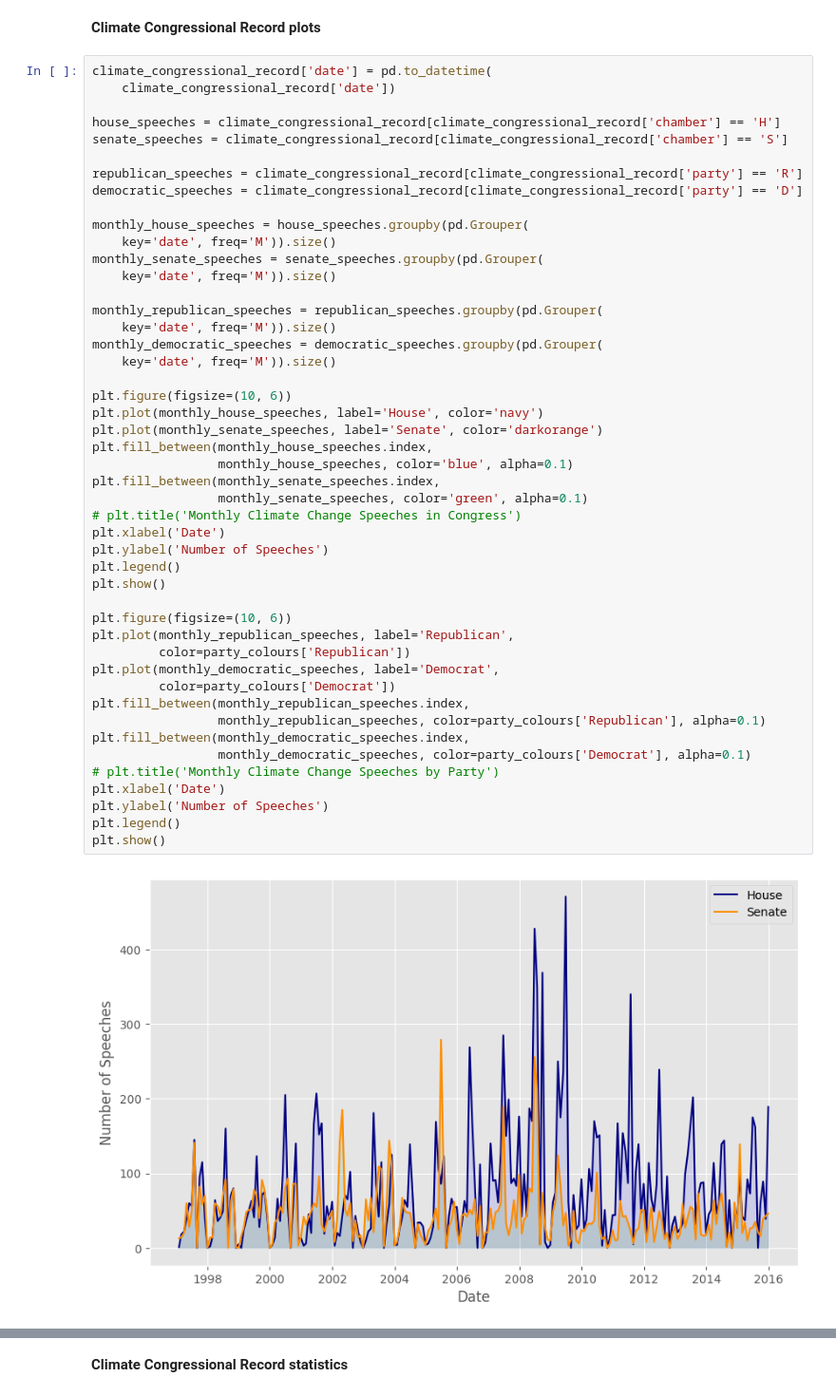
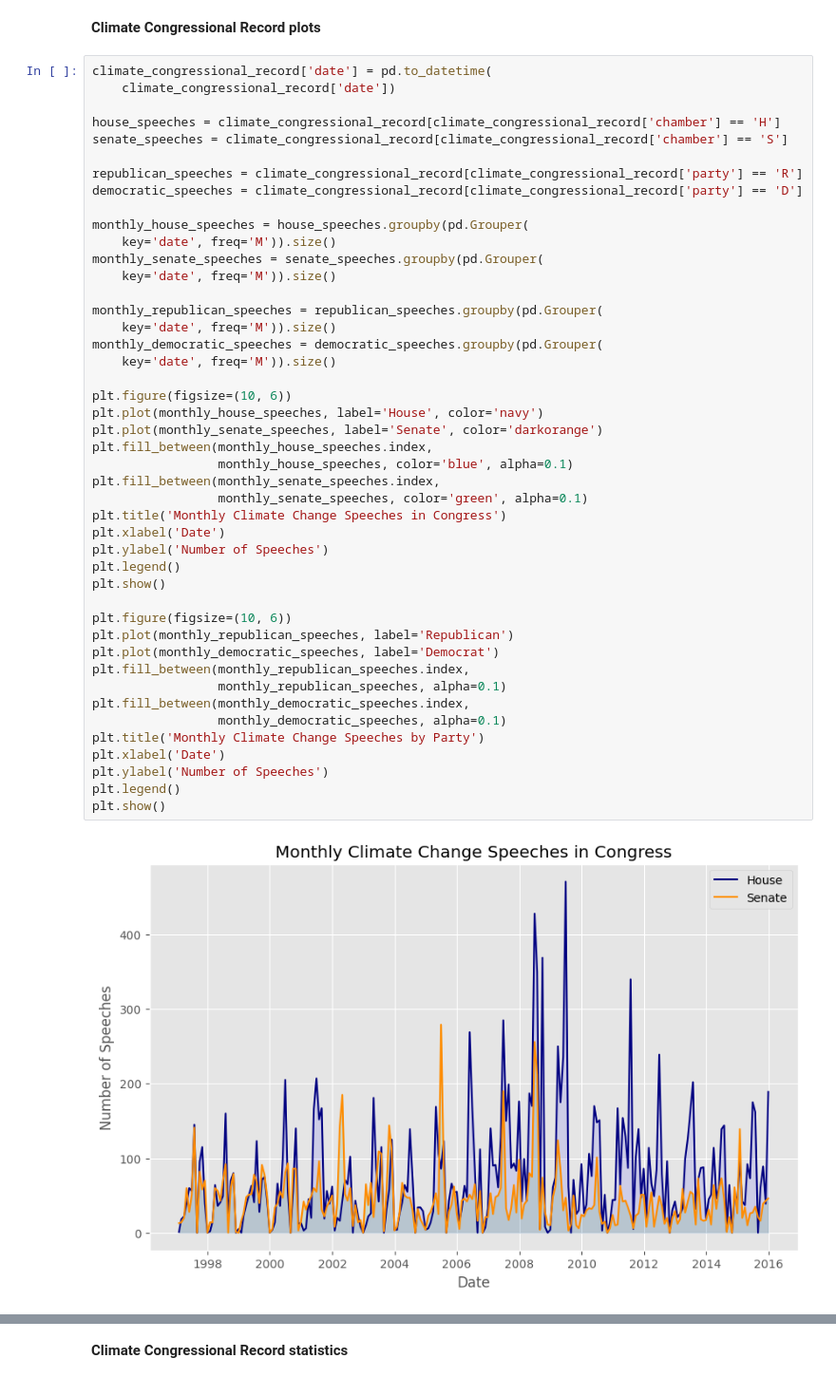
Before and after one commit to felixwallis/pir-dissertation, a Jupyter notebook: source/analysis/descriptive_analysis.ipynb, the cells around one changed output, grey strips where cells are left out. Shown at 95% size. Saved outputs shown, nothing was run; the diff lists cells and outputs as text.

Commit message:
some colour updates

```diff
--- a/source/analysis/descriptive_analysis.ipynb
+++ b/source/analysis/descriptive_analysis.ipynb
@@ -46,39 +42,37 @@ democratic_speeches = climate_congressional_record[climate_congressional_record[
 monthly_house_speeches = house_speeches.groupby(pd.Grouper(
     key='date', freq='M')).size()
 monthly_senate_speeches = senate_speeches.groupby(pd.Grouper(
     key='date', freq='M')).size()
 
 monthly_republican_speeches = republican_speeches.groupby(pd.Grouper(
     key='date', freq='M')).size()
 monthly_democratic_speeches = democratic_speeches.groupby(pd.Grouper(
     key='date', freq='M')).size()
 
 plt.figure(figsize=(10, 6))
 plt.plot(monthly_house_speeches, label='House', color='navy')
 plt.plot(monthly_senate_speeches, label='Senate', color='darkorange')
 plt.fill_between(monthly_house_speeches.index,
                  monthly_house_speeches, color='blue', alpha=0.1)
 plt.fill_between(monthly_senate_speeches.index,
                  monthly_senate_speeches, color='green', alpha=0.1)
-# plt.title('Monthly Climate Change Speeches in Congress')
+plt.title('Monthly Climate Change Speeches in Congress')
 plt.xlabel('Date')
 plt.ylabel('Number of Speeches')
 plt.legend()
 plt.show()
 
 plt.figure(figsize=(10, 6))
-plt.plot(monthly_republican_speeches, label='Republican',
-         color=party_colours['Republican'])
-plt.plot(monthly_democratic_speeches, label='Democrat',
-         color=party_colours['Democrat'])
+plt.plot(monthly_republican_speeches, label='Republican')
+plt.plot(monthly_democratic_speeches, label='Democrat')
 plt.fill_between(monthly_republican_speeches.index,
-                 monthly_republican_speeches, color=party_colours['Republican'], alpha=0.1)
+                 monthly_republican_speeches, alpha=0.1)
 plt.fill_between(monthly_democratic_speeches.index,
-                 monthly_democratic_speeches, color=party_colours['Democrat'], alpha=0.1)
-# plt.title('Monthly Climate Change Speeches by Party')
+                 monthly_democratic_speeches, alpha=0.1)
+plt.title('Monthly Climate Change Speeches by Party')
 plt.xlabel('Date')
 plt.ylabel('Number of Speeches')
 plt.legend()
 plt.show()
 # %% [output]
-[figure, old version]
+[figure, new version]
```
Also changed, not shown: parts of 3 cells of this notebook, 6 other files.
